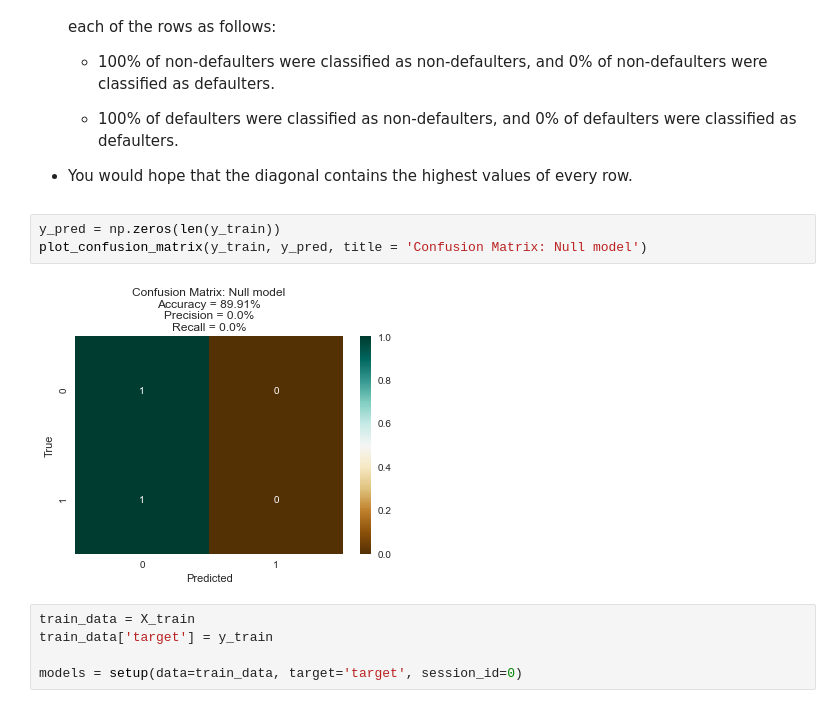
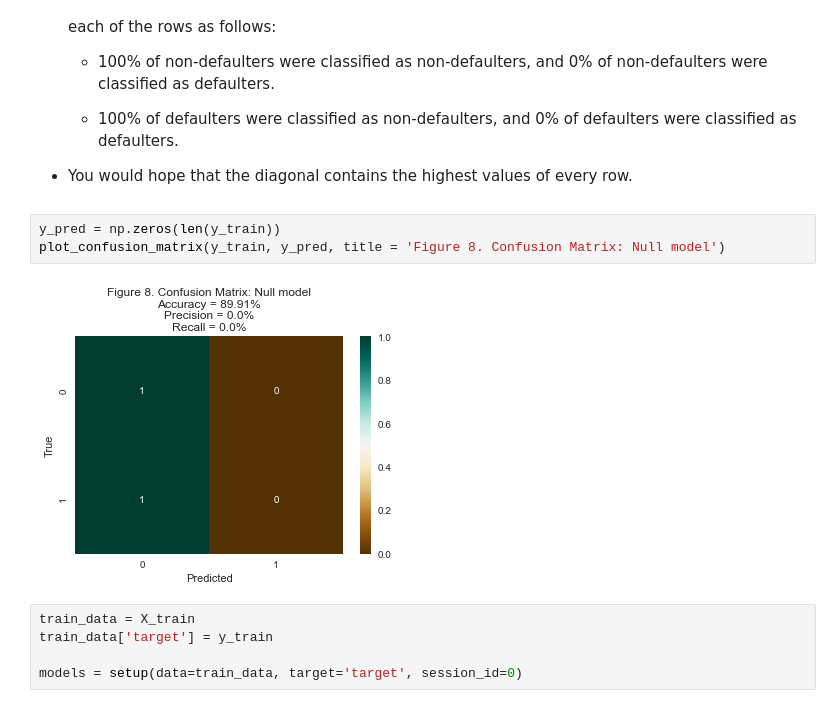
Before and after one commit to kevinmiguel97/Credit-default-model, a Jupyter notebook: Credit_default_model.ipynb, the cells around one changed output. Drawn from its saved outputs; the diff is of its cells as text.

Commit message:
Figures numeration corrected

```diff
--- a/Credit_default_model.ipynb
+++ b/Credit_default_model.ipynb
@@ -830,9 +830,9 @@ This is the simplest model we can build. That is, we are going to simply predict
 - You would hope that the diagonal contains the highest values of every row.
 # %%
 y_pred = np.zeros(len(y_train))
-plot_confusion_matrix(y_train, y_pred, title = 'Confusion Matrix: Null model')
+plot_confusion_matrix(y_train, y_pred, title = 'Figure 8. Confusion Matrix: Null model')
 # %% [output]
-[figure, old version]
+[figure, new version]
 # %%
 train_data = X_train
 train_data['target'] = y_train
```
Also changed, not shown: parts of 5 cells of this notebook, 1 other file.
